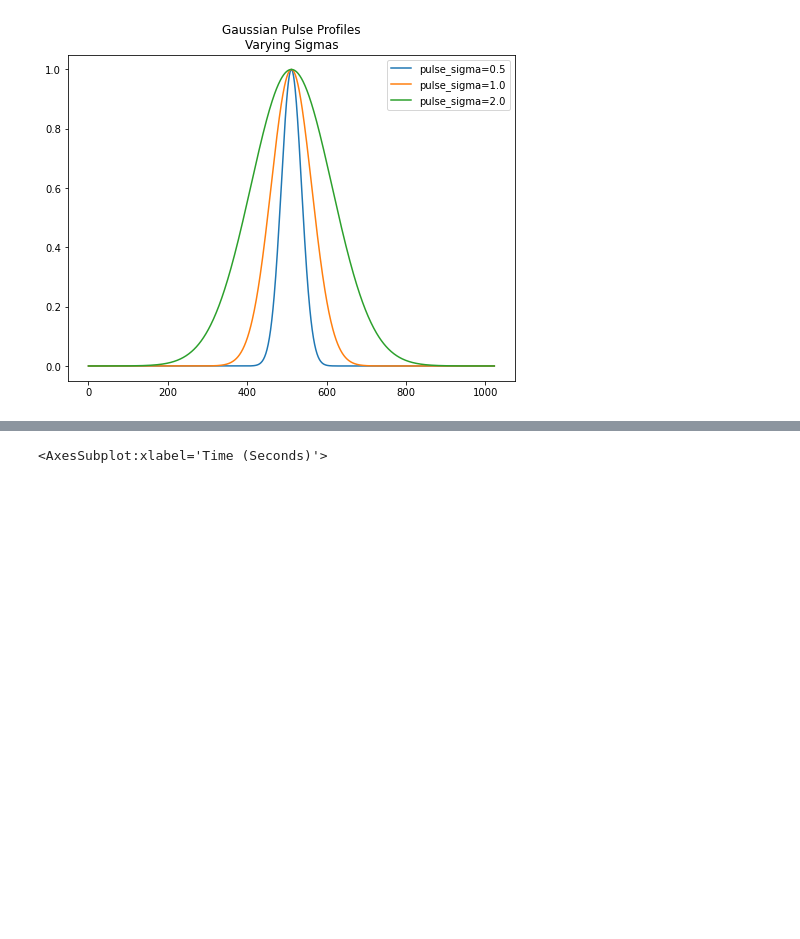
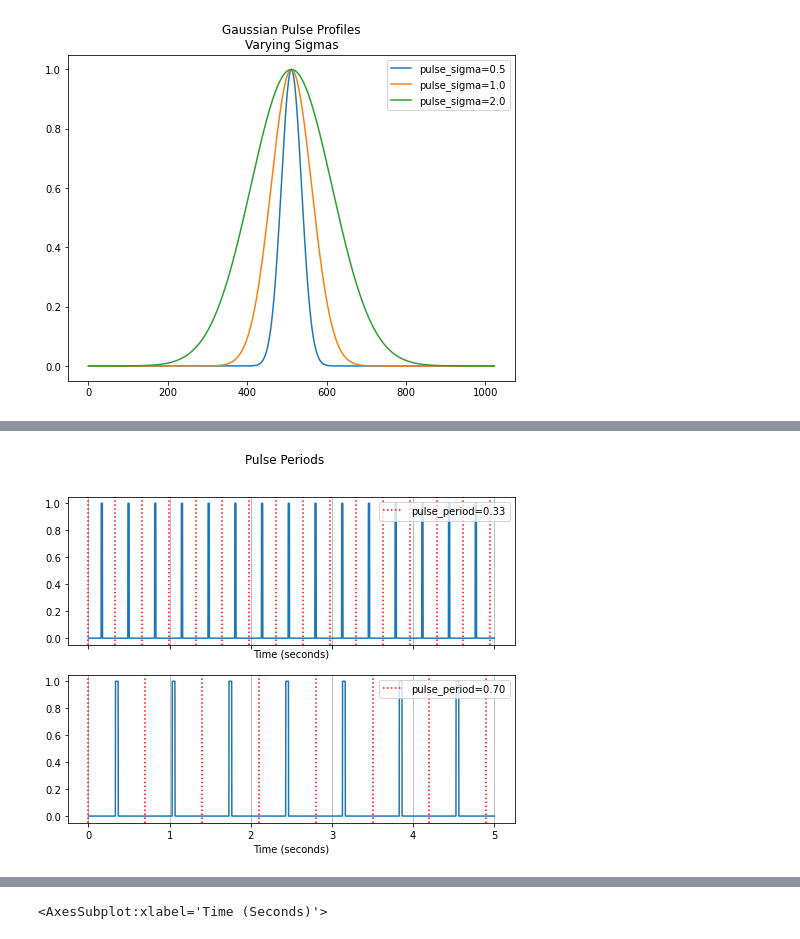
Before and after one commit to kevinmcmanus/signal, a Jupyter notebook: sigdemo.ipynb, the cells around one changed output, grey strips where cells are left out. Saved outputs shown, nothing was run; the diff lists cells and outputs as text; code cells hidden in the pictures; blank space fills up the shorter version.

Commit message:
Pulse Demo

```diff
--- a/sigdemo.ipynb
+++ b/sigdemo.ipynb
@@ -47,9 +60,3 @@ ax.legend()
 # %% [output]
 <matplotlib.legend.Legend at 0x...>
 [figure]
-# %%
-fig, axs = plt.subplots(ncols=1, nrows=2, figsize=(8,6), sharex=True, sharey=True)
-for pp, ax in zip([0.33, 0.7],axs.flatten()):
-    ax.plot(pls.Pulse(pulse_type='gaussian', pulse_period=pp).pulse_signal(4096),
-        label = f'pulse_period={pp}')
-    ax.legend()
@@ -58,0 +69,27 @@ ZeroDivisionError: float division by zero
+# %%
+#compare 0.33 and 0.7 pulse periods
+sigdur = 5 # seconds
+tsamp = 1/1024 # default sampling interval
+fig, axs = plt.subplots(ncols=1, nrows=2, figsize=(8,6), sharex=True, sharey=True)
+sigdur = 5
+for pp, ax in zip([0.33, 0.7],axs.flatten()):
+    xx = np.linspace(0, sigdur, int(sigdur/tsamp))
+
+    pulse =  pls.Pulse(pulse_type='square', pulse_period=pp)
+
+    phase_breaks = np.arange(0,sigdur,pulse.pulse_period)
+    ax.plot(xx, pulse.pulse_signal(tsamp=tsamp,sigdur=sigdur))#,
+        #label = f'pulse_period={pp}')
+    for pb in phase_breaks:
+        hdl = ax.axvline(pb, color='red', alpha=1.0, ls=':')
+
+    handles, labels =ax.get_legend_handles_labels()
+    handles += [hdl]
+    labels += [f'pulse_period={pulse.pulse_period:.2f}']
+    ax.legend(handles, labels, loc='upper right')
+
+    ax.set_xlabel('Time (seconds)')
+    ax.grid(axis='x')
+zz=fig.suptitle('Pulse Periods')
+# %% [output]
+[figure, added]
```
Also changed, not shown: parts of 9 cells of this notebook, 2 other files.
